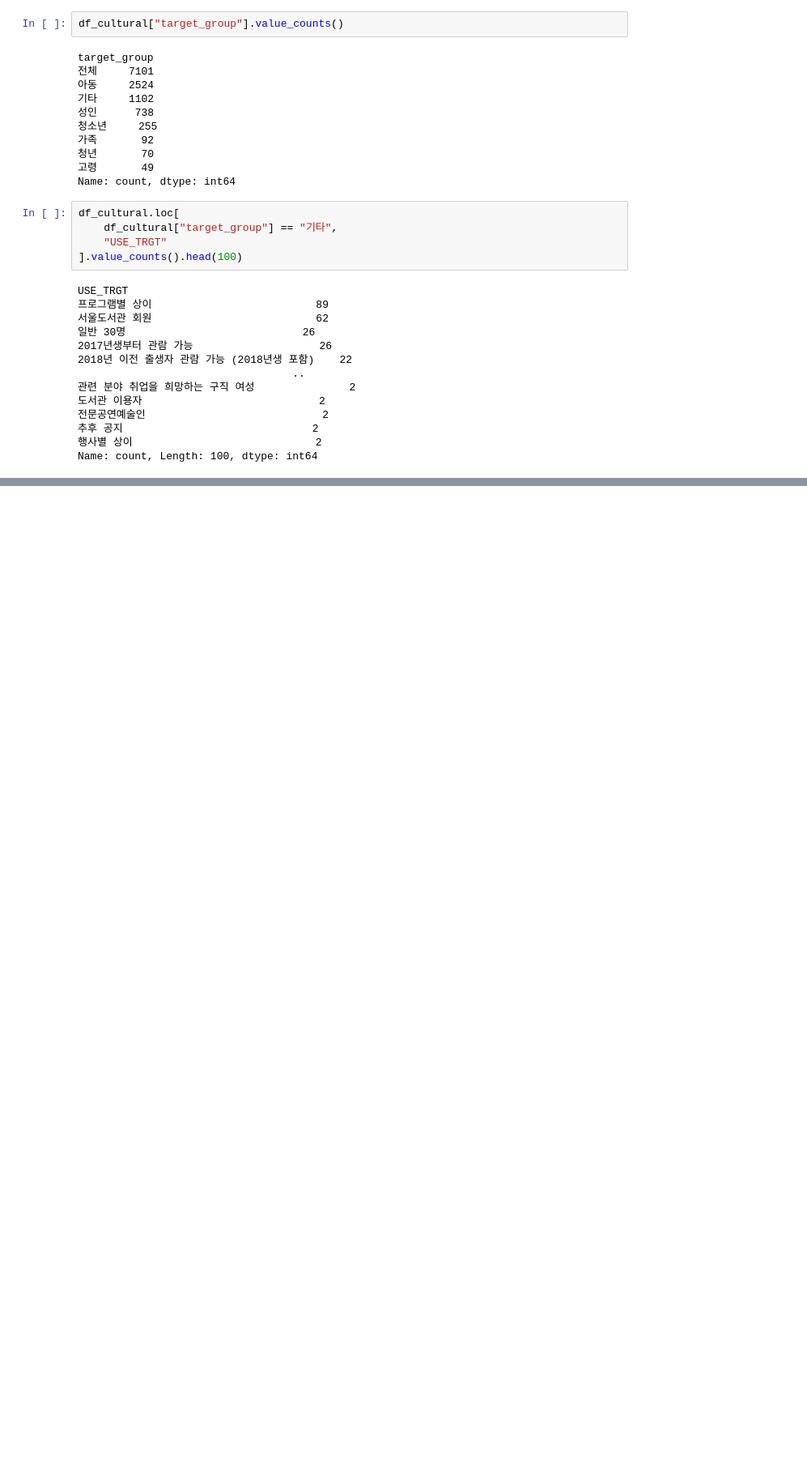
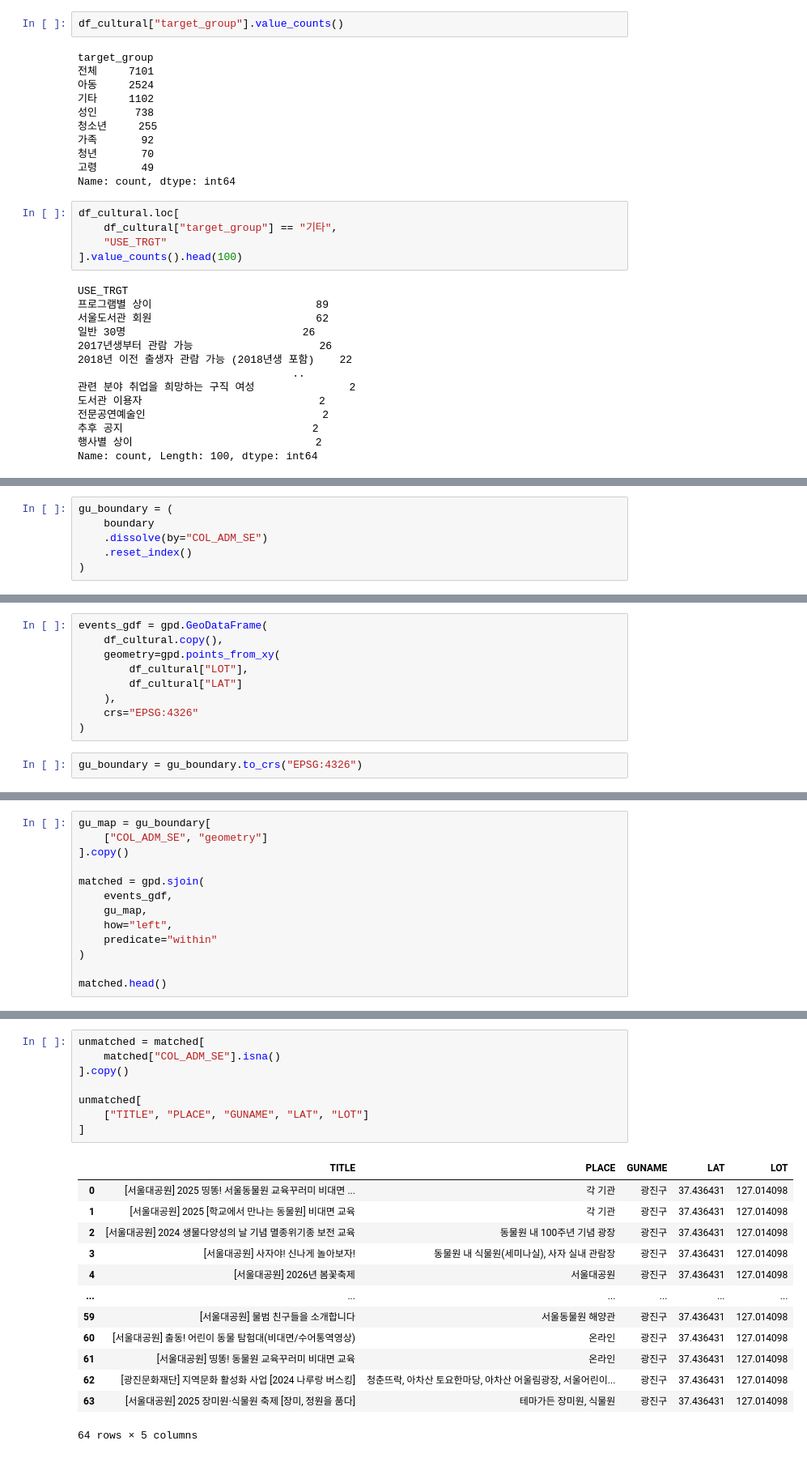
Before and after one commit to kkw5389-collab/sprint_mission17, a Jupyter notebook: notebooks/mission17.ipynb, the cells around one changed output, grey strips where cells are left out. Shown at 81% size. Cells and saved outputs as stored; diff of their text form; blank space fills up the shorter version.

```diff
--- a/notebooks/mission17.ipynb
+++ b/notebooks/mission17.ipynb
@@ -965,0 +1157,6 @@ Name: count, Length: 100, dtype: int64
+# %%
+gu_boundary = (
+    boundary
+    .dissolve(by="COL_ADM_SE")
+    .reset_index()
+)
@@ -965,0 +1176,11 @@ Name: count, Length: 100, dtype: int64
+# %%
+events_gdf = gpd.GeoDataFrame(
+    df_cultural.copy(),
+    geometry=gpd.points_from_xy(
+        df_cultural["LOT"],
+        df_cultural["LAT"]
+    ),
+    crs="EPSG:4326"
+)
+# %%
+gu_boundary = gu_boundary.to_crs("EPSG:4326")
@@ -965,0 +1193,13 @@ Name: count, Length: 100, dtype: int64
+# %%
+gu_map = gu_boundary[
+    ["COL_ADM_SE", "geometry"]
+].copy()
+
+matched = gpd.sjoin(
+    events_gdf,
+    gu_map,
+    how="left",
+    predicate="within"
+)
+
+matched.head()
@@ -965,0 +1234,22 @@ Name: count, Length: 100, dtype: int64
+# %%
+unmatched = matched[
+    matched["COL_ADM_SE"].isna()
+].copy()
+
+unmatched[
+    ["TITLE", "PLACE", "GUNAME", "LAT", "LOT"]
+]
+# %% [output]
+|  | TITLE | PLACE | GUNAME | LAT | LOT |
+| 0 | [서울대공원] 2025 띵똥! 서울동물원 교육꾸러미 비대면 ... | 각 기관 | 광진구 | 37.436431 | 127.014098 |
+| 1 | [서울대공원] 2025 [학교에서 만나는 동물원] 비대면 교육 | 각 기관 | 광진구 | 37.436431 | 127.014098 |
+| 2 | [서울대공원] 2024 생물다양성의 날 기념 멸종위기종 보전 교육 | 동물원 내 100주년 기념 광장 | 광진구 | 37.436431 | 127.014098 |
+| 3 | [서울대공원] 사자야! 신나게 놀아보자! | 동물원 내 식물원(세미나실), 사자 실내 관람장 | 광진구 | 37.436431 | 127.014098 |
+| 4 | [서울대공원] 2026년 봄꽃축제 | 서울대공원 | 광진구 | 37.436431 | 127.014098 |
+| ... | ... | ... | ... | ... | ... |
+| 59 | [서울대공원] 물범 친구들을 소개합니다 | 서울동물원 해양관 | 광진구 | 37.436431 | 127.014098 |
+| 60 | [서울대공원] 출동! 어린이 동물 탐험대(비대면/수어통역영상) | 온라인 | 광진구 | 37.436431 | 127.014098 |
+| 61 | [서울대공원] 띵똥! 동물원 교육꾸러미 비대면 교육 | 온라인 | 광진구 | 37.436431 | 127.014098 |
+| 62 | [광진문화재단] 지역문화 활성화 사업 [2024 나루랑 버스킹] | 청춘뜨락, 아차산 토요한마당, 아차산 어울림광장, 서울어린이... | 광진구 | 37.436431 | 127.014098 |
+| 63 | [서울대공원] 2025 장미원·식물원 축제 [장미, 정원을 품다] | 테마가든 장미원, 식물원 | 광진구 | 37.436431 | 127.014098 |
+64 rows × 5 columns
```
Also changed, not shown: parts of 49 cells of this notebook.
